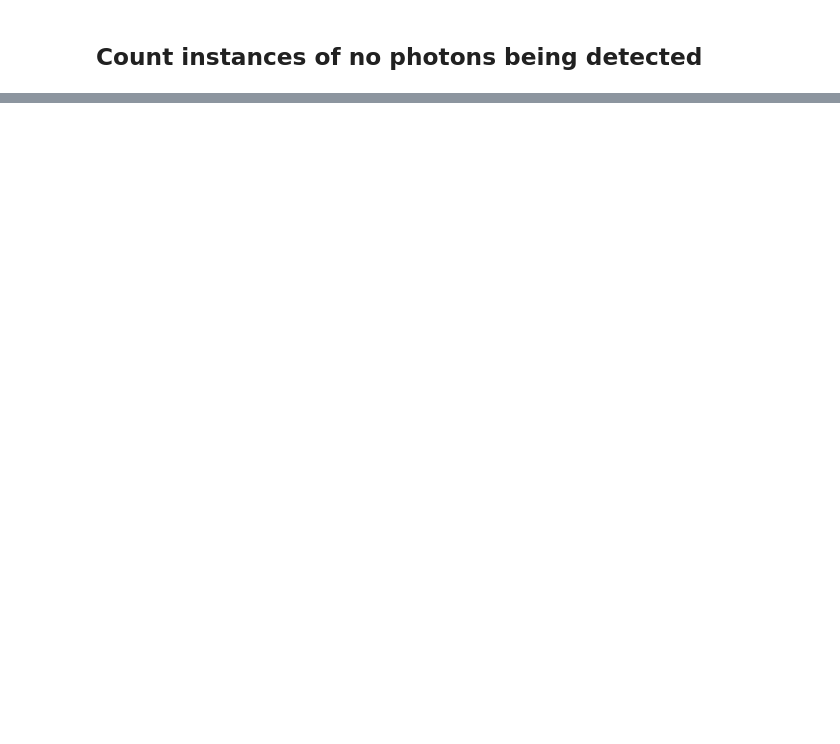
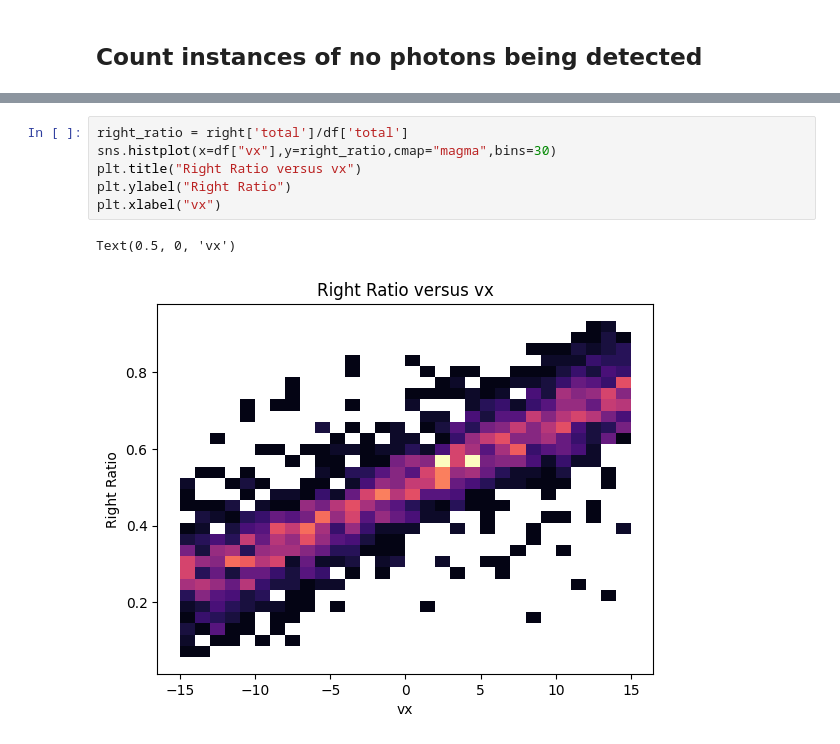
Before and after one commit to dobsonco/Detectors, a Jupyter notebook: processing.ipynb, the cells around one changed output, grey strips where cells are left out. Drawn from its saved outputs; the diff is of its cells as text; blank space fills up the shorter version.

```diff
--- a/processing.ipynb
+++ b/processing.ipynb
@@ -138,0 +151,9 @@ sns.scatterplot(x=df["vx"],y=left['total']/df['total'])
+# %%
+right_ratio = right['total']/df['total']
+sns.histplot(x=df["vx"],y=right_ratio,cmap="magma",bins=30)
+plt.title("Right Ratio versus vx")
+plt.ylabel("Right Ratio")
+plt.xlabel("vx")
+# %% [output]
+Text(0.5, 0, 'vx')
+[figure, added]
```
Also changed, not shown: parts of 18 cells of this notebook, 1 other file.
